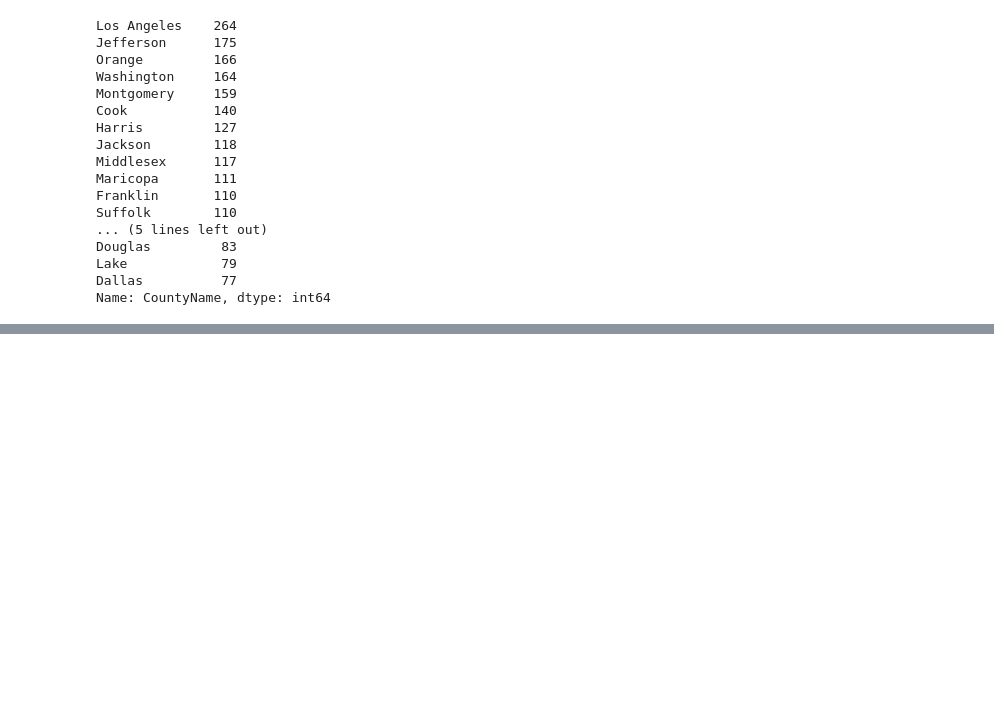
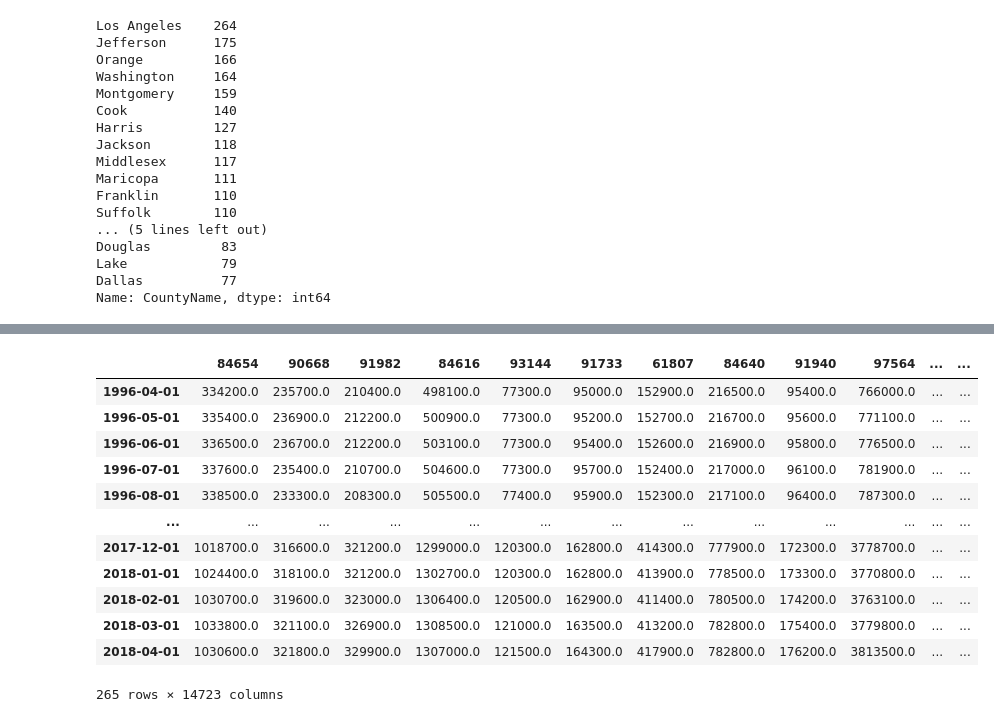
Before and after one commit to FeritYikar/phase4, a Jupyter notebook: jupyter_files/ferit.ipynb, the cells around one changed output, grey strips where cells are left out. Cells and saved outputs as stored; diff of their text form; code cells hidden in the pictures; blank space fills up the shorter version.

```diff
--- a/jupyter_files/ferit.ipynb
+++ b/jupyter_files/ferit.ipynb
@@ -167,0 +110,3 @@ Name: CountyName, dtype: int64
+# %%
+df = pd.read_csv('../data/zillow_data.csv')
+df.head()
@@ -167,0 +121,6 @@ Name: CountyName, dtype: int64
+# %%
+df_time_series = pd.DataFrame(index=pd.to_datetime(df.columns[7:]), data=np.ones(len(df.columns)-7))
+for i in range(df.shape[0]):
+    df_time_series[df['RegionID'][i]] = df.iloc[i,7:]
+df_time_series.drop(df_time_series.columns[0],axis=1, inplace=True)
+df_time_series
@@ -167,0 +141,16 @@ Name: CountyName, dtype: int64
+# %%
+df_time_series.fillna(method='bfill')
+# %% [output]
+|  | 84654 | 90668 | 91982 | 84616 | 93144 | 91733 | 61807 | 84640 | 91940 | 97564 | ... | ... |
+| 1996-04-01 | 334200.0 | 235700.0 | 210400.0 | 498100.0 | 77300.0 | 95000.0 | 152900.0 | 216500.0 | 95400.0 | 766000.0 | ... | ... |
+| 1996-05-01 | 335400.0 | 236900.0 | 212200.0 | 500900.0 | 77300.0 | 95200.0 | 152700.0 | 216700.0 | 95600.0 | 771100.0 | ... | ... |
+| 1996-06-01 | 336500.0 | 236700.0 | 212200.0 | 503100.0 | 77300.0 | 95400.0 | 152600.0 | 216900.0 | 95800.0 | 776500.0 | ... | ... |
+| 1996-07-01 | 337600.0 | 235400.0 | 210700.0 | 504600.0 | 77300.0 | 95700.0 | 152400.0 | 217000.0 | 96100.0 | 781900.0 | ... | ... |
+| 1996-08-01 | 338500.0 | 233300.0 | 208300.0 | 505500.0 | 77400.0 | 95900.0 | 152300.0 | 217100.0 | 96400.0 | 787300.0 | ... | ... |
+| ... | ... | ... | ... | ... | ... | ... | ... | ... | ... | ... | ... | ... |
+| 2017-12-01 | 1018700.0 | 316600.0 | 321200.0 | 1299000.0 | 120300.0 | 162800.0 | 414300.0 | 777900.0 | 172300.0 | 3778700.0 | ... | ... |
+| 2018-01-01 | 1024400.0 | 318100.0 | 321200.0 | 1302700.0 | 120300.0 | 162800.0 | 413900.0 | 778500.0 | 173300.0 | 3770800.0 | ... | ... |
+| 2018-02-01 | 1030700.0 | 319600.0 | 323000.0 | 1306400.0 | 120500.0 | 162900.0 | 411400.0 | 780500.0 | 174200.0 | 3763100.0 | ... | ... |
+| 2018-03-01 | 1033800.0 | 321100.0 | 326900.0 | 1308500.0 | 121000.0 | 163500.0 | 413200.0 | 782800.0 | 175400.0 | 3779800.0 | ... | ... |
+| 2018-04-01 | 1030600.0 | 321800.0 | 329900.0 | 1307000.0 | 121500.0 | 164300.0 | 417900.0 | 782800.0 | 176200.0 | 3813500.0 | ... | ... |
+265 rows × 14723 columns
```
Also changed, not shown: parts of 65 cells of this notebook, 4 other files.
